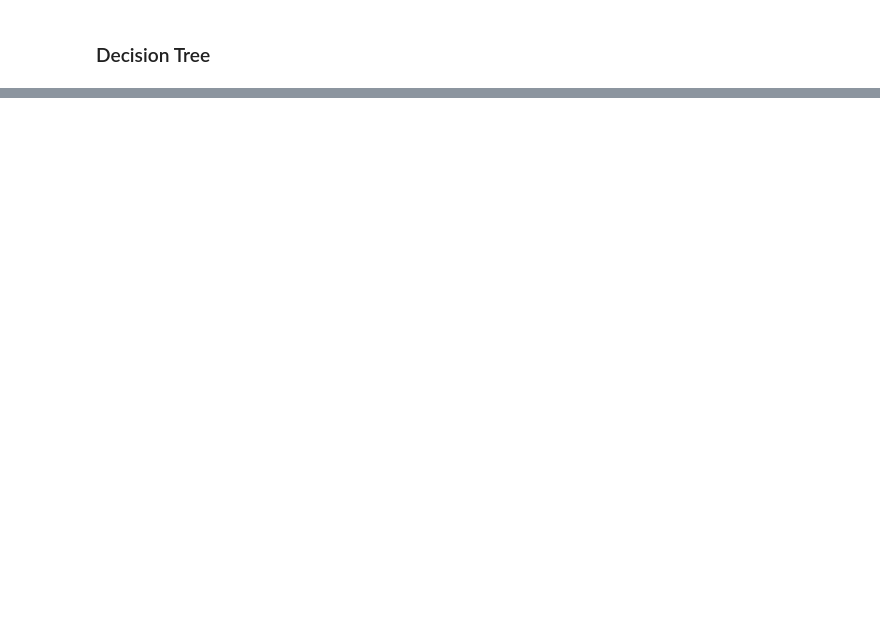
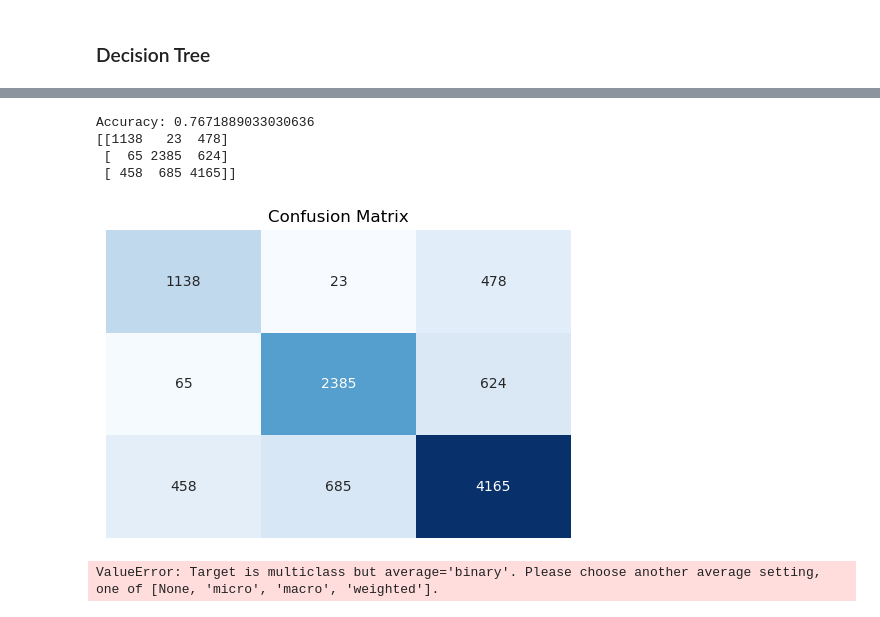
Before and after one commit to jhsieh731/pytorch_playground, a Jupyter notebook: credit/credit.ipynb, the cells around one changed output, grey strips where cells are left out. Cells and saved outputs as stored; diff of their text form; code cells hidden in the pictures; blank space fills up the shorter version.

```diff
--- a/credit/credit.ipynb
+++ b/credit/credit.ipynb
@@ -203,0 +195,63 @@ ValueError: could not convert string to float: '_'
+# %%
+from sklearn import ensemble
+
+rfc = ensemble.RandomForestClassifier()
+rfc = rfc.fit(x_train, y_train)
+
+y_pred_rfc = rfc.predict(x_test)
+
+# Calculate the accuracy, precision, recall, and F1 score
+accuracy = metrics.accuracy_score(y_test, y_pred_rfc)
+# precision = metrics.precision_score(y_test, y_pred_rfc)
+# recall = metrics.recall_score(y_test, y_pred_rfc)
+# f1 = metrics.f1_score(y_test, y_pred_rfc)
+cm = metrics.confusion_matrix(y_test, y_pred_rfc)
+
+# Print the results
+print('Accuracy:', accuracy)
+# print('Precision:', precision)
+# print('Recall:', recall)
+# print('F1 score:', f1)
+print(cm)
+
+# Create a heatmap of the confusion matrix
+plt.figure(figsize=(6, 4))
+sns.heatmap(cm, annot=True, cmap='Blues', fmt='g', xticklabels=False, yticklabels=False, cbar=False)
+plt.title('Confusion Matrix')
+plt.show()
+# %% [output]
+Accuracy: 0.7671889033030636
+[[1138   23  478]
+ [  65 2385  624]
+ [ 458  685 4165]]
+[figure, added]
+# %%
+from sklearn import neighbors
+# Create a KNN classifier and fit it to the training data
+knn = neighbors.KNeighborsClassifier()
+knn.fit(x_train, y_train)
+
+# Predict the labels of the test data
+y_pred = knn.predict(x_test)
+
+# Calculate the accuracy, precision, recall, and F1 score
+accuracy = metrics.accuracy_score(y_test, y_pred)
+# precision = metrics.precision_score(y_test, y_pred)
+# recall = metrics.recall_score(y_test, y_pred)
+# f1 = metrics.f1_score(y_test, y_pred)
+cm = metrics.confusion_matrix(y_test, y_pred_rfc)
+
+# Print the results
+print('Accuracy:', accuracy)
+# print('Precision:', precision)
+# print('Recall:', recall)
+# print('F1 score:', f1)
+print(cm)
+
+# Create a heatmap of the confusion matrix
+plt.figure(figsize=(6, 4))
+sns.heatmap(cm, annot=True, cmap='Blues', fmt='g', xticklabels=False, yticklabels=False, cbar=False)
+plt.title('Confusion Matrix')
+plt.show()
+# %% [output]
+ValueError: Target is multiclass but average='binary'. Please choose another average setting, one of [None, 'micro', 'macro', 'weighted'].
```
Also changed, not shown: parts of 7 cells of this notebook.
